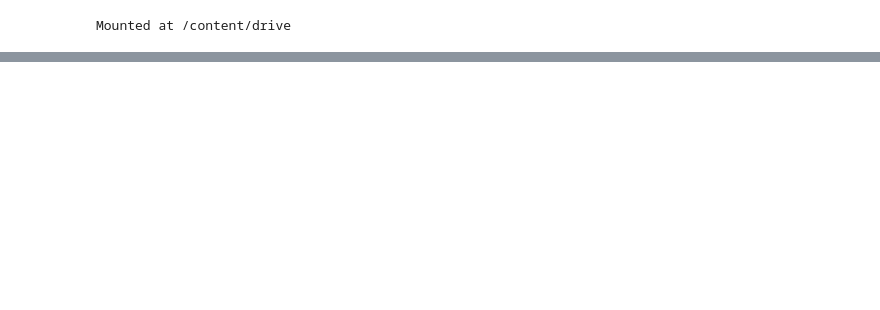
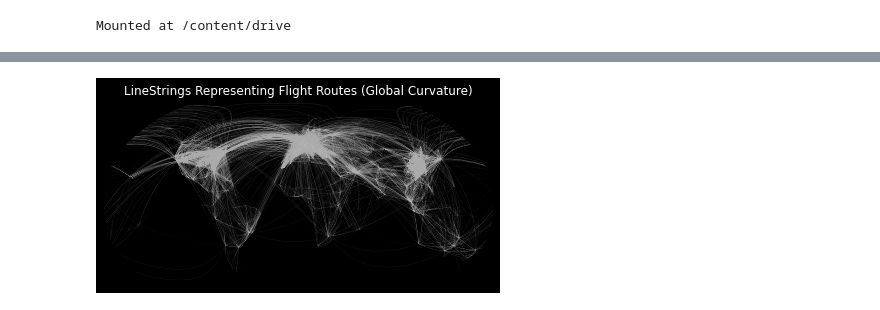
Before and after one commit to mahsanghani/NLP, a Jupyter notebook: routes.ipynb, the cells around one changed output, grey strips where cells are left out. Cells and saved outputs as stored; diff of their text form; code cells hidden in the pictures; blank space fills up the shorter version.

```diff
--- a/routes.ipynb
+++ b/routes.ipynb
@@ -390,0 +227,20 @@ Name: airport_presence, dtype: float64
+# %%
+import cartopy.crs as ccrs
+
+# plot white routes on a black background (global curvature)
+
+fig = plt.figure(facecolor='black')
+ax = plt.axes(projection=ccrs.Robinson())
+fig.set_size_inches(7, 3.5)
+ax.patch.set_facecolor('black')
+
+routes.plot(ax=ax, transform=ccrs.Geodetic(), color='white', linewidth=0.1, alpha=0.1)
+plt.axis('off')
+plt.title('LineStrings Representing Flight Routes (Global Curvature)', color='w')
+plt.setp(ax.spines.values(), color='black')
+plt.setp([ax.get_xticklines(), ax.get_yticklines()], color='black')
+ax.set_ylim(-7000000, 8800000)
+
+plt.show()
+# %% [output]
+[figure, added]
```
Also changed, not shown: parts of 47 cells of this notebook.
